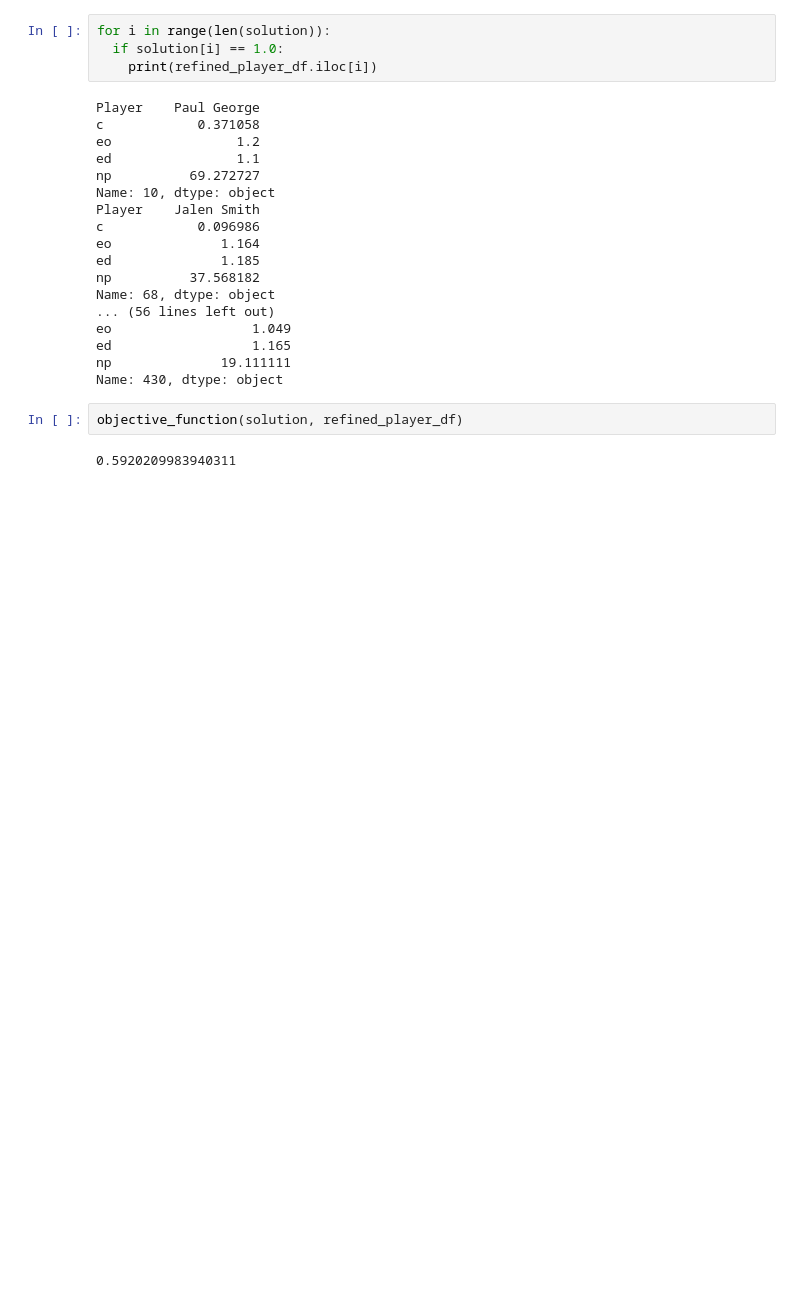
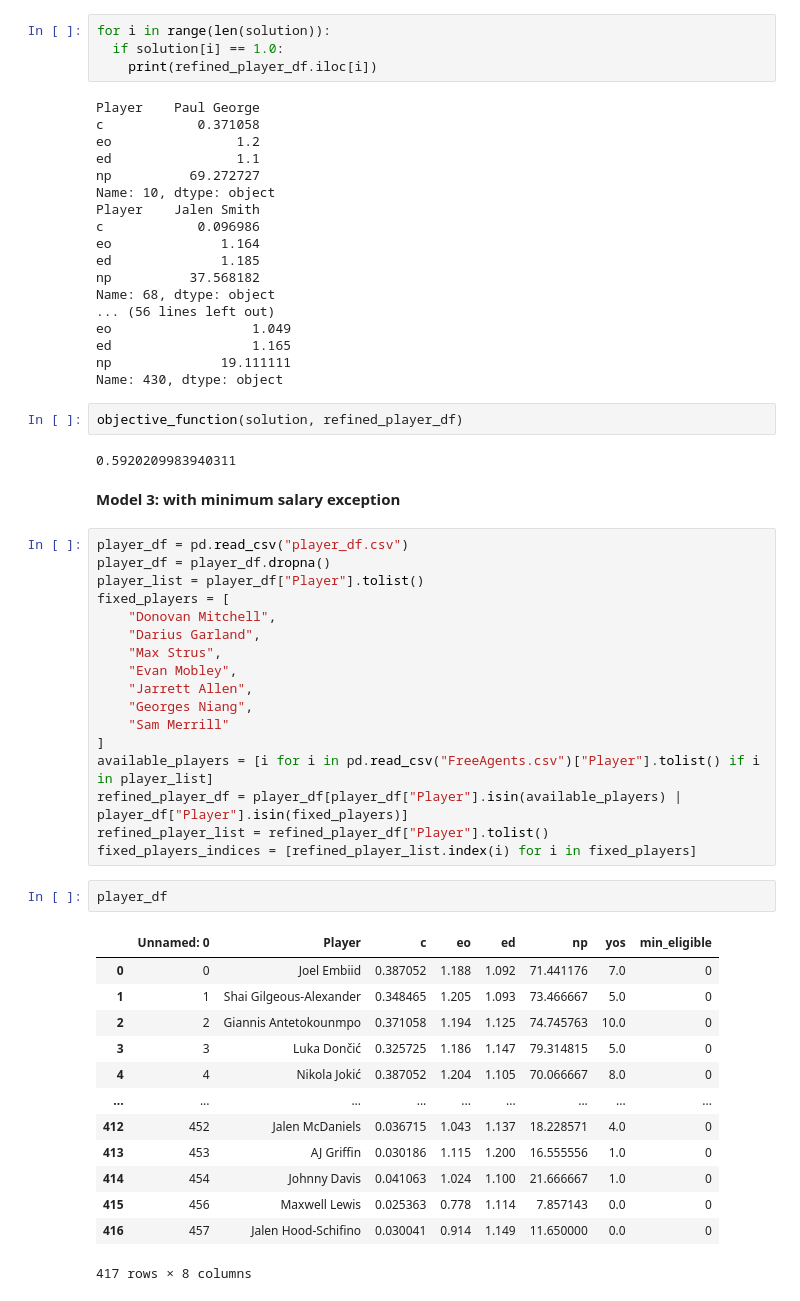
Before and after one commit to nehal-chigurupati/RosterConstruction, a Jupyter notebook: main.ipynb, the cells around one changed output. Saved outputs shown, nothing was run; the diff lists cells and outputs as text; blank space fills up the shorter version.

Commit message:
Add minimum salary exception

```diff
--- a/main.ipynb
+++ b/main.ipynb
@@ -506,3 +599,38 @@ Name: 430, dtype: object
 objective_function(solution, refined_player_df)
 # %% [output]
 0.5920209983940311
+# %% [markdown]
+**Model 3: with minimum salary exception**
+# %%
+player_df = pd.read_csv("player_df.csv")
+player_df = player_df.dropna()
+player_list = player_df["Player"].tolist()
+fixed_players = [
+    "Donovan Mitchell",
+    "Darius Garland",
+    "Max Strus",
+    "Evan Mobley",
+    "Jarrett Allen",
+    "Georges Niang",
+    "Sam Merrill"
+]
+available_players = [i for i in pd.read_csv("FreeAgents.csv")["Player"].tolist() if i in player_list]
+refined_player_df = player_df[player_df["Player"].isin(available_players) | player_df["Player"].isin(fixed_players)]
+refined_player_list = refined_player_df["Player"].tolist()
+fixed_players_indices = [refined_player_list.index(i) for i in fixed_players]
+# %%
+player_df
+# %% [output]
+|  | Unnamed: 0 | Player | c | eo | ed | np | yos | min_eligible |
+| 0 | 0 | Joel Embiid | 0.387052 | 1.188 | 1.092 | 71.441176 | 7.0 | 0 |
+| 1 | 1 | Shai Gilgeous-Alexander | 0.348465 | 1.205 | 1.093 | 73.466667 | 5.0 | 0 |
+| 2 | 2 | Giannis Antetokounmpo | 0.371058 | 1.194 | 1.125 | 74.745763 | 10.0 | 0 |
+| 3 | 3 | Luka Dončić | 0.325725 | 1.186 | 1.147 | 79.314815 | 5.0 | 0 |
+| 4 | 4 | Nikola Jokić | 0.387052 | 1.204 | 1.105 | 70.066667 | 8.0 | 0 |
+| ... | ... | ... | ... | ... | ... | ... | ... | ... |
+| 412 | 452 | Jalen McDaniels | 0.036715 | 1.043 | 1.137 | 18.228571 | 4.0 | 0 |
+| 413 | 453 | AJ Griffin | 0.030186 | 1.115 | 1.200 | 16.555556 | 1.0 | 0 |
+| 414 | 454 | Johnny Davis | 0.041063 | 1.024 | 1.100 | 21.666667 | 1.0 | 0 |
+| 415 | 456 | Maxwell Lewis | 0.025363 | 0.778 | 1.114 | 7.857143 | 0.0 | 0 |
+| 416 | 457 | Jalen Hood-Schifino | 0.030041 | 0.914 | 1.149 | 11.650000 | 0.0 | 0 |
+417 rows × 8 columns
```
Also changed, not shown: parts of 18 cells of this notebook, 5 other files.
